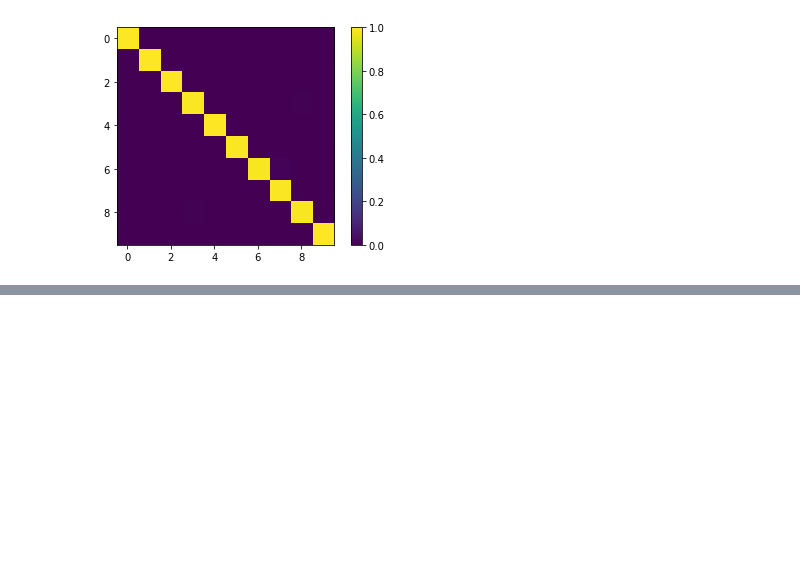
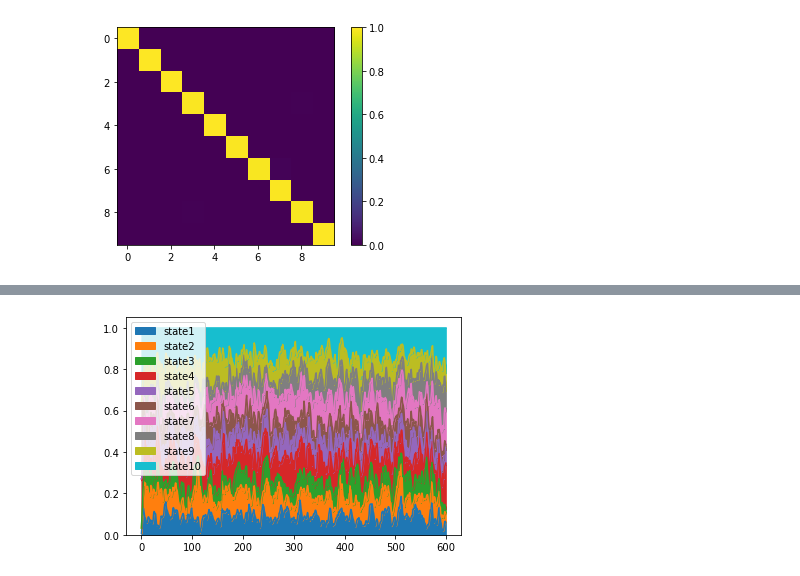
Before and after one commit to catalinabustam/tms_hmm, a Jupyter notebook: hmm.ipynb, the cells around one changed output, grey strips where cells are left out. Cells and saved outputs as stored; diff of their text form; code cells hidden in the pictures; blank space fills up the shorter version.

Commit message:
average area plots

```diff
--- a/hmm.ipynb
+++ b/hmm.ipynb
@@ -505,0 +599,21 @@ plt.show()
+# %%
+pre_predicted_m = [predicted_sequences_m[i] for i in pre_indices ]
+occ_predicted_m = [predicted_sequences_m[i] for i in occ_indices ]
+ctr_predicted_m = [predicted_sequences_m[i] for i in ctr_indices ]
+fro_predicted_m = [predicted_sequences_m[i] for i in fro_indices ]
+# %%
+pre_average_m = np.average(np.dstack(pre_predicted_m), axis=2)
+occ_average_m = np.average(np.dstack(occ_predicted_m), axis=2)
+ctr_average_m = np.average(np.dstack(ctr_predicted_m), axis=2)
+fro_average_m = np.average(np.dstack(fro_predicted_m), axis=2)
+# %%
+columns_name = ["state" + str(i+1)  for i in range(max_states)]
+# %%
+df_pre_m = pd.DataFrame(data=pre_average_m, columns=columns_name)
+df_occ_m = pd.DataFrame(data=occ_average_m, columns=columns_name)
+df_ctr_m = pd.DataFrame(data=ctr_average_m, columns=columns_name)
+df_fro_m = pd.DataFrame(data=fro_average_m, columns=columns_name)
+# %%
+ax = df_pre_m.plot.area()
+# %% [output]
+[figure, added]
```
Also changed, not shown: parts of 17 cells of this notebook.
